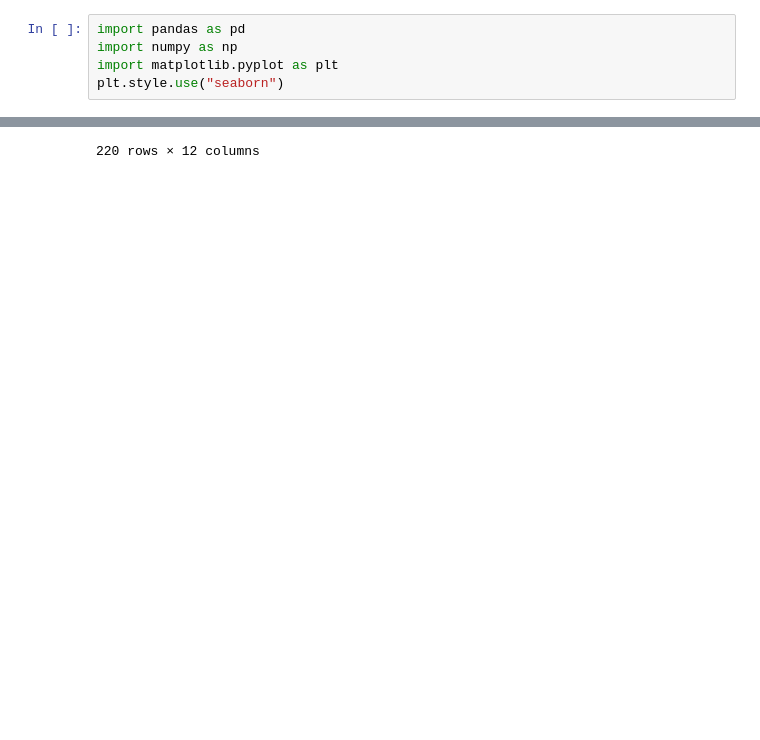
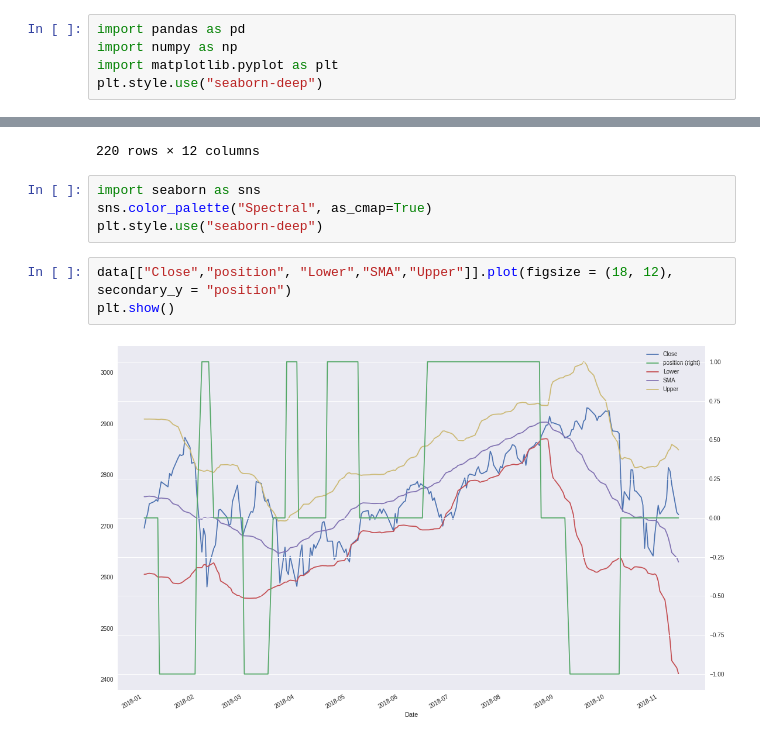
Before and after one commit to rajeshharidas/MachineLearningProject, a Jupyter notebook: SP500Cleanup.ipynb, the cells around one changed output, grey strips where cells are left out. Cells and saved outputs as stored; diff of their text form; blank space fills up the shorter version.

```diff
--- a/SP500Cleanup.ipynb
+++ b/SP500Cleanup.ipynb
@@ -2,7 +2,7 @@
 import pandas as pd
 import numpy as np
 import matplotlib.pyplot as plt
-plt.style.use("seaborn")
+plt.style.use("seaborn-deep")
 # %%
 def convert_money(value):
        value = value.replace(',', '')
@@ -80,3 +80,12 @@ data
 | 2018-01-03 | 2713.06 | 0.995988 | -0.004021 | 2757.268000 | 2605.788422 | 2908.747578 | -44.208000 | 0.0 | -0.0 | 1.004249 | ... |
 | 2018-01-02 | 2695.81 | 0.993642 | -0.006378 | 2757.174000 | 2605.540431 | 2908.807569 | -61.364000 | 0.0 | -0.0 | 0.997864 | ... |
 220 rows × 12 columns
+# %%
+import seaborn as sns
+sns.color_palette("Spectral", as_cmap=True)
+plt.style.use("seaborn-deep")
+# %%
+data[["Close","position", "Lower","SMA","Upper"]].plot(figsize = (18, 12), secondary_y = "position")
+plt.show()
+# %% [output]
+[figure, added]
```
